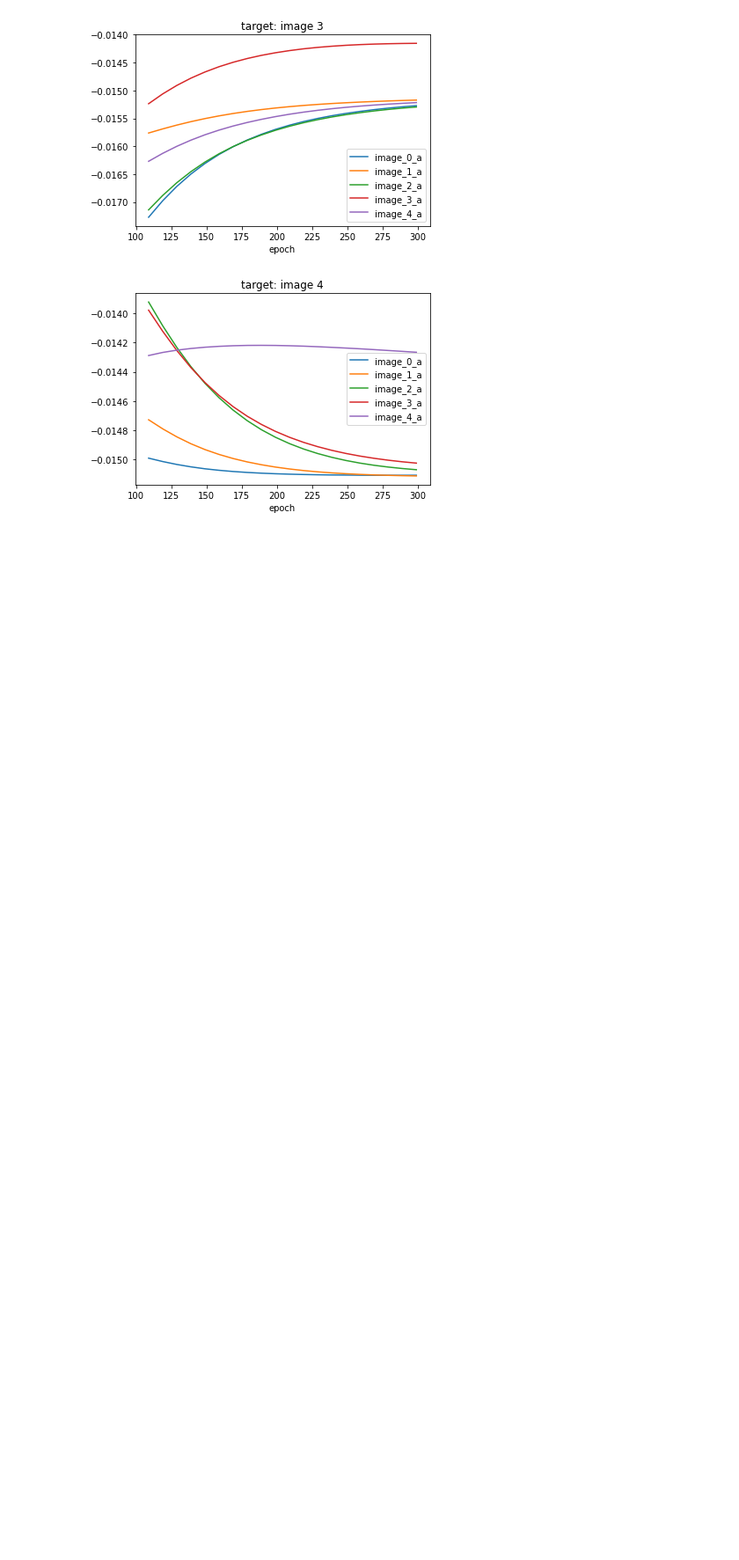
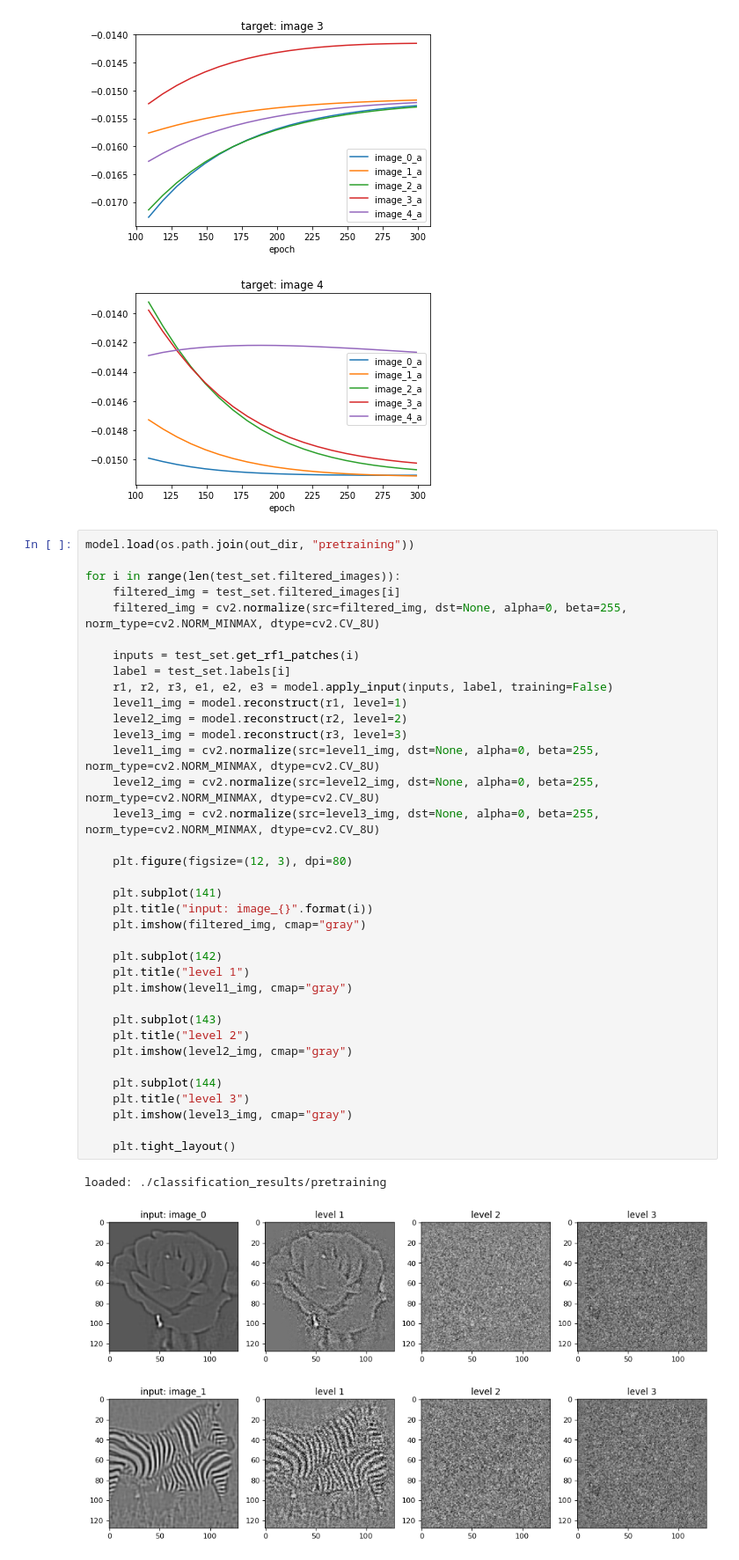
Before and after one commit to timhwang21/predictive_coding, a Jupyter notebook: classification.ipynb, the cells around one changed output. Shown at 88% size. Cells and saved outputs as stored; diff of their text form; blank space fills up the shorter version.

```diff
--- a/classification.ipynb
+++ b/classification.ipynb
@@ -134,3 +134,43 @@ for i in range(vector_len):
 [figure]
 [figure]
 [figure]
+# %%
+model.load(os.path.join(out_dir, "pretraining"))
+
+for i in range(len(test_set.filtered_images)):
+    filtered_img = test_set.filtered_images[i]
+    filtered_img = cv2.normalize(src=filtered_img, dst=None, alpha=0, beta=255, norm_type=cv2.NORM_MINMAX, dtype=cv2.CV_8U)
+
+    inputs = test_set.get_rf1_patches(i)
+    label = test_set.labels[i]
+    r1, r2, r3, e1, e2, e3 = model.apply_input(inputs, label, training=False)
+    level1_img = model.reconstruct(r1, level=1)
+    level2_img = model.reconstruct(r2, level=2)
+    level3_img = model.reconstruct(r3, level=3)
+    level1_img = cv2.normalize(src=level1_img, dst=None, alpha=0, beta=255, norm_type=cv2.NORM_MINMAX, dtype=cv2.CV_8U)
+    level2_img = cv2.normalize(src=level2_img, dst=None, alpha=0, beta=255, norm_type=cv2.NORM_MINMAX, dtype=cv2.CV_8U)
+    level3_img = cv2.normalize(src=level3_img, dst=None, alpha=0, beta=255, norm_type=cv2.NORM_MINMAX, dtype=cv2.CV_8U)
+
+    plt.figure(figsize=(12, 3), dpi=80)
+
+    plt.subplot(141)
+    plt.title("input: image_{}".format(i))
+    plt.imshow(filtered_img, cmap="gray")
+
+    plt.subplot(142)
+    plt.title("level 1")
+    plt.imshow(level1_img, cmap="gray")
+
+    plt.subplot(143)
+    plt.title("level 2")
+    plt.imshow(level2_img, cmap="gray")
+
+    plt.subplot(144)
+    plt.title("level 3")
+    plt.imshow(level3_img, cmap="gray")
+
+    plt.tight_layout()
+# %% [output]
+loaded: ./classification_results/pretraining
+[figure, added]
+[figure, added]
```
Also changed, not shown: parts of 5 cells of this notebook, 1 other file.
